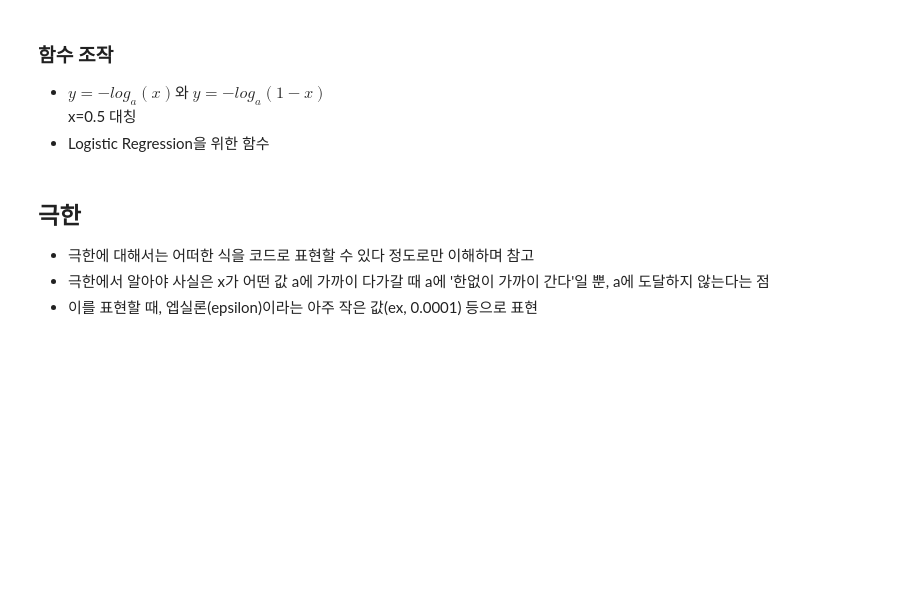
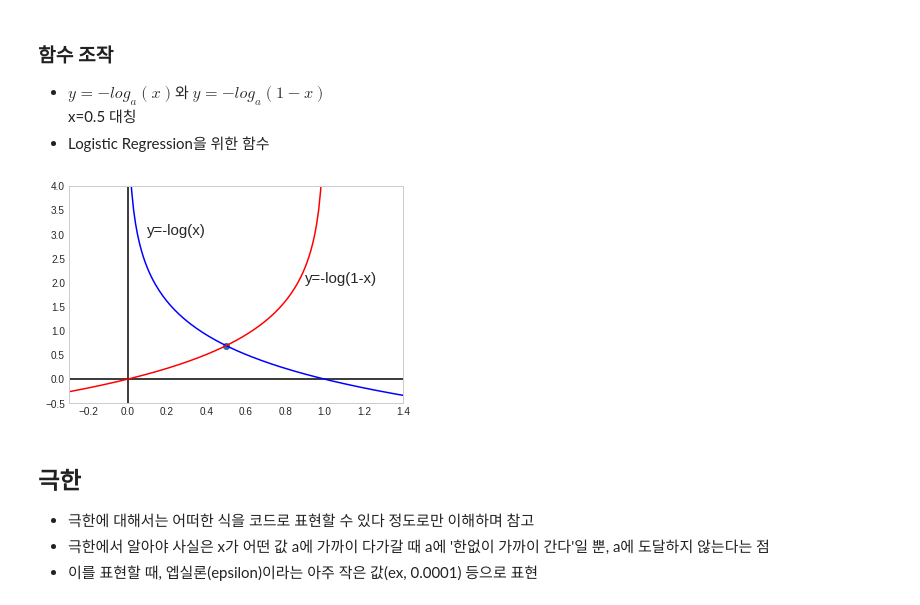
Before and after one commit to SeWonKwon/DeepLearning, a Jupyter notebook: B02_신경망_기초_수학.ipynb, the cells around one changed output. Saved outputs shown, nothing was run; the diff lists cells and outputs as text; code cells hidden in the pictures; blank space fills up the shorter version.

```diff
--- a/B02_신경망_기초_수학.ipynb
+++ b/B02_신경망_기초_수학.ipynb
@@ -233,3 +231,21 @@ plt.show()
+# %%
+x = np.arange(-10,10, 0.01)
+y1 = -np.log(x)
+y2 = -np.log(1-x)
+
+plt.axvline(x=0, color='k')
+plt.axhline(y=0, color='k')
+
+plt.grid()
+plt.plot(x,y1, 'b-', x, y2, 'r-')
+plt.text(0.9, 2.0, 'y=-log(1-x)', fontsize=15)
+plt.text(0.1, 3, 'y=-log(x)', fontsize=15)
+plt.xlim(-0.3, 1.4)
+plt.ylim(-0.5, 4)
+plt.scatter(0.5, -np.log(0.5))
+plt.show()
+# %% [output]
+[figure, added]
 # %% [markdown]
 ## 극한
 - 극한에 대해서는 어떠한 식을 코드로 표현할 수 있다 정도로만 이해하며 참고
```
Also changed, not shown: parts of 24 cells of this notebook.
